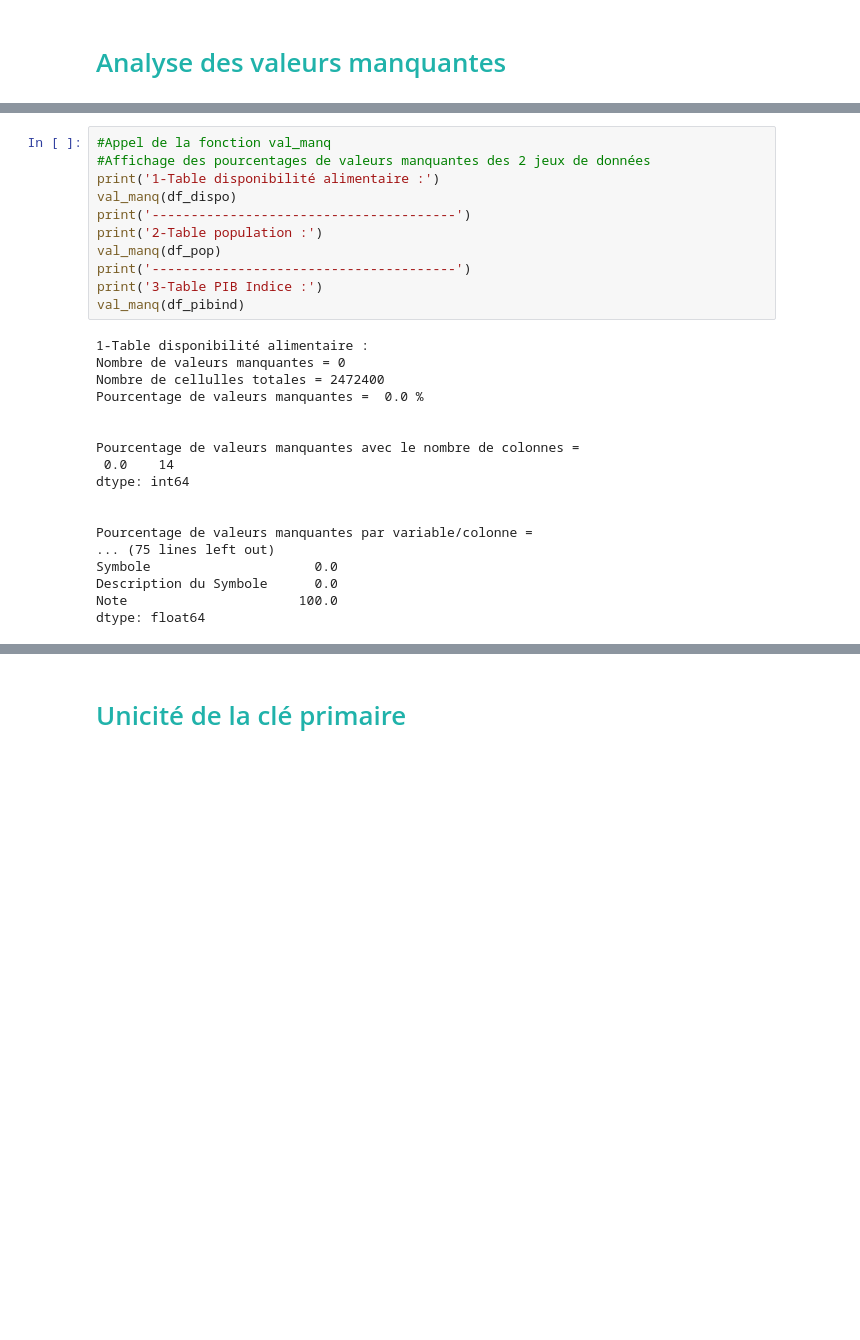
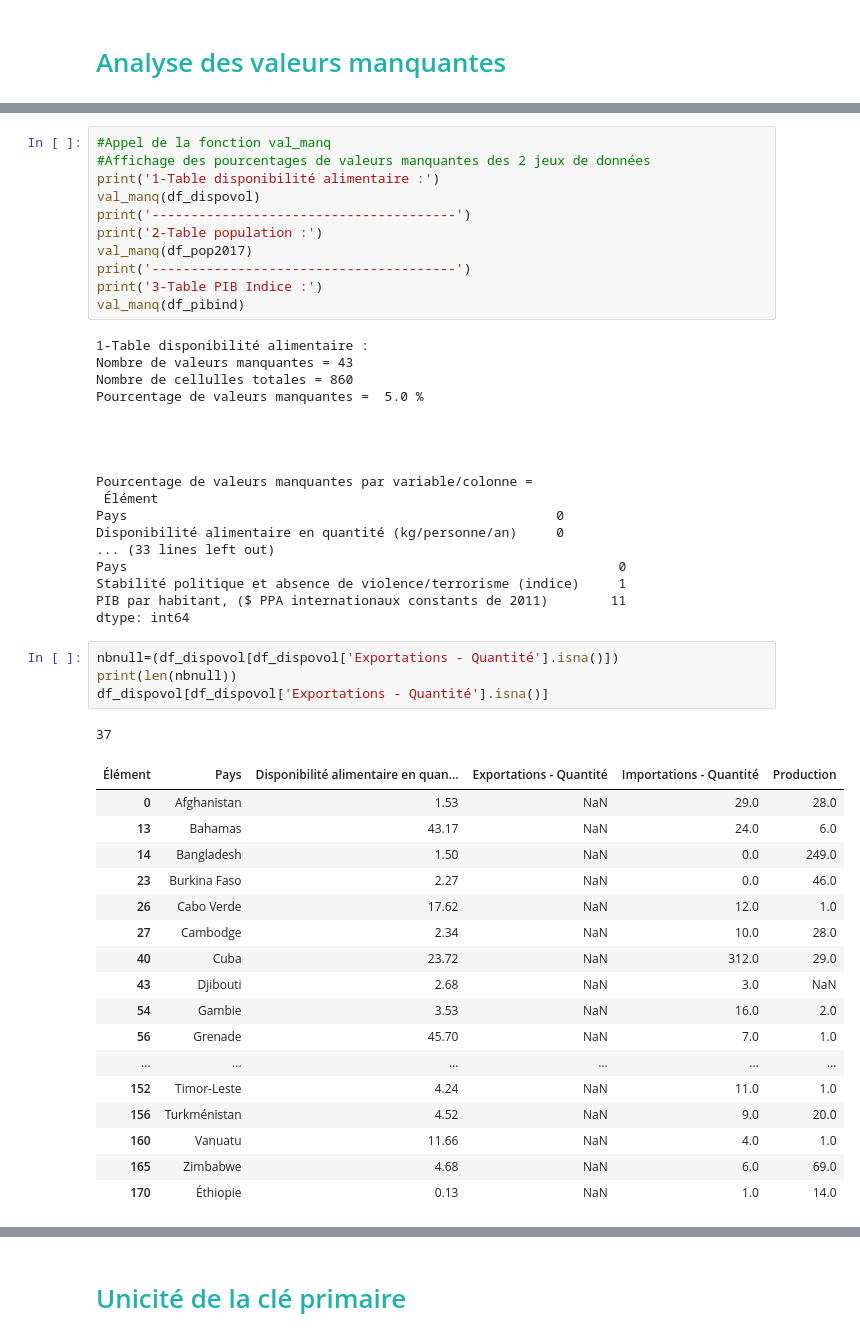
Before and after one commit to Randasabag/Etude-de-march-de-la-poule-qui-chante-avec-Python, a Jupyter notebook: projet9.ipynb, the cells around one changed output, grey strips where cells are left out. Drawn from its saved outputs; the diff is of its cells as text; blank space fills up the shorter version.

```diff
--- a/projet9.ipynb
+++ b/projet9.ipynb
@@ -147,28 +276,51 @@ def val_manq(df):
 #Appel de la fonction val_manq
 #Affichage des pourcentages de valeurs manquantes des 2 jeux de données
 print('1-Table disponibilité alimentaire :')
-val_manq(df_dispo)
+val_manq(df_dispovol)
 print('---------------------------------------')
 print('2-Table population :')
-val_manq(df_pop)
+val_manq(df_pop2017)
 print('---------------------------------------')
 print('3-Table PIB Indice :')
 val_manq(df_pibind)
 # %% [output]
 1-Table disponibilité alimentaire :
-Nombre de valeurs manquantes = 0
-Nombre de cellulles totales = 2472400
-Pourcentage de valeurs manquantes =  0.0 %
+Nombre de valeurs manquantes = 43
+Nombre de cellulles totales = 860
+Pourcentage de valeurs manquantes =  5.0 %
 
 
-Pourcentage de valeurs manquantes avec le nombre de colonnes =
- 0.0    14
-dtype: int64
 
 
 Pourcentage de valeurs manquantes par variable/colonne =
-... (75 lines left out)
-Symbole                     0.0
-Description du Symbole      0.0
-Note                      100.0
-dtype: float64
+ Élément
+Pays                                                       0
+Disponibilité alimentaire en quantité (kg/personne/an)     0
+... (33 lines left out)
+Pays                                                               0
+Stabilité politique et absence de violence/terrorisme (indice)     1
+PIB par habitant, ($ PPA internationaux constants de 2011)        11
+dtype: int64
+# %%
+nbnull=(df_dispovol[df_dispovol['Exportations - Quantité'].isna()])
+print(len(nbnull))
+df_dispovol[df_dispovol['Exportations - Quantité'].isna()]
+# %% [output]
+37
+| Élément | Pays | Disponibilité alimentaire en quan... | Exportations - Quantité | Importations - Quantité | Production |
+| 0 | Afghanistan | 1.53 | NaN | 29.0 | 28.0 |
+| 13 | Bahamas | 43.17 | NaN | 24.0 | 6.0 |
+| 14 | Bangladesh | 1.50 | NaN | 0.0 | 249.0 |
+| 23 | Burkina Faso | 2.27 | NaN | 0.0 | 46.0 |
+| 26 | Cabo Verde | 17.62 | NaN | 12.0 | 1.0 |
+| 27 | Cambodge | 2.34 | NaN | 10.0 | 28.0 |
+| 40 | Cuba | 23.72 | NaN | 312.0 | 29.0 |
+| 43 | Djibouti | 2.68 | NaN | 3.0 | NaN |
+| 54 | Gambie | 3.53 | NaN | 16.0 | 2.0 |
+| 56 | Grenade | 45.70 | NaN | 7.0 | 1.0 |
+| ... | ... | ... | ... | ... | ... |
+| 152 | Timor-Leste | 4.24 | NaN | 11.0 | 1.0 |
+| 156 | Turkménistan | 4.52 | NaN | 9.0 | 20.0 |
+| 160 | Vanuatu | 11.66 | NaN | 4.0 | 1.0 |
+| 165 | Zimbabwe | 4.68 | NaN | 6.0 | 69.0 |
+| 170 | Éthiopie | 0.13 | NaN | 1.0 | 14.0 |
```
Also changed, not shown: parts of 32 cells of this notebook.
